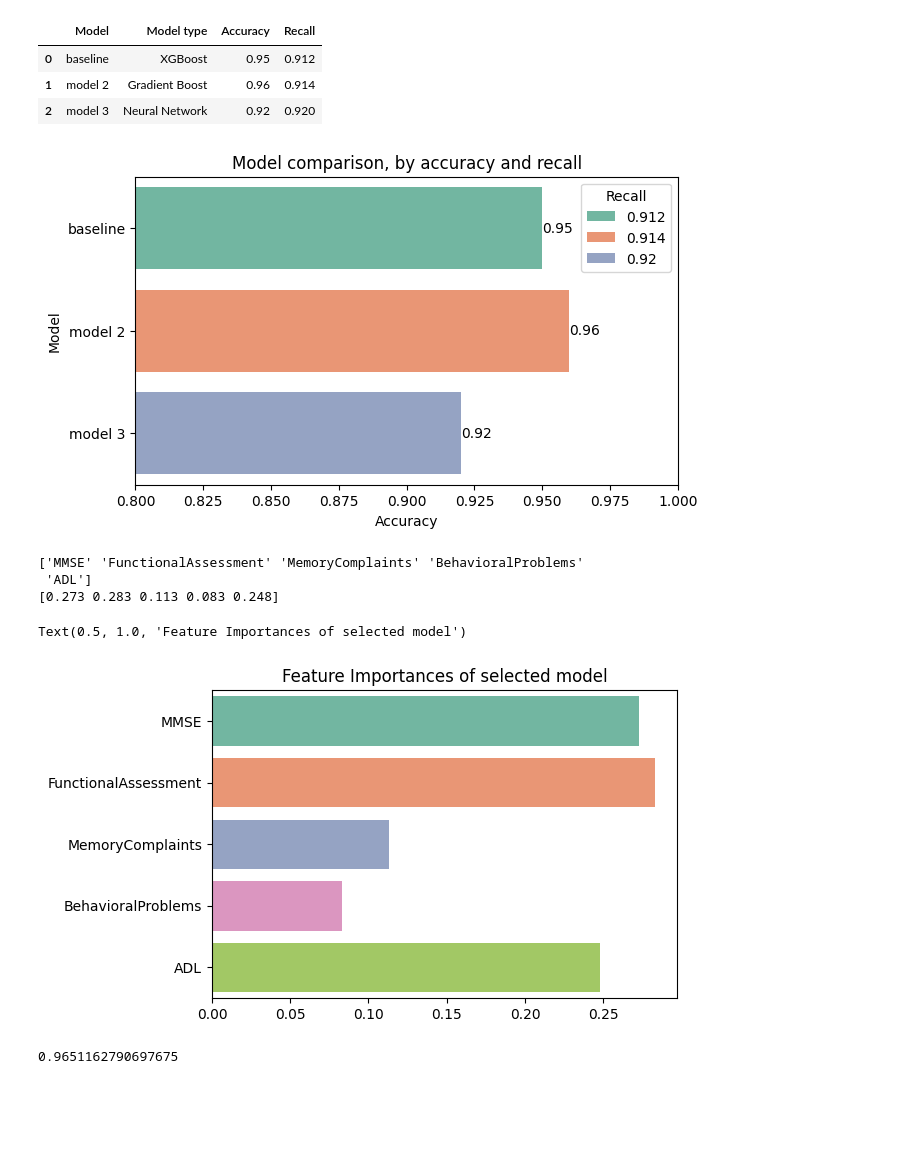
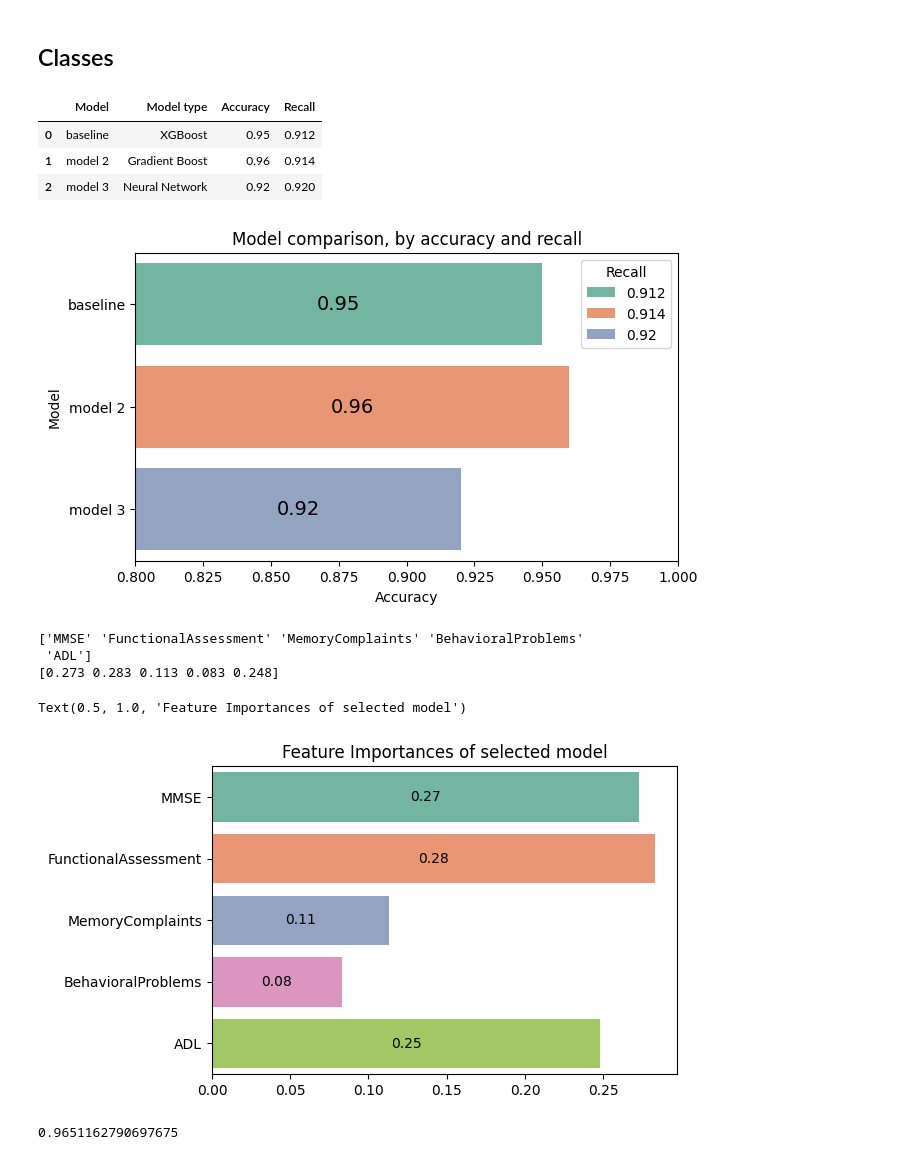
Before and after one commit to RauGarGom/ml_alzheimer_class, a Jupyter notebook: notebooks/charts.ipynb, the cells around one changed output. Saved outputs shown, nothing was run; the diff lists cells and outputs as text; code cells hidden in the pictures; blank space fills up the shorter version.

```diff
--- a/notebooks/charts.ipynb
+++ b/notebooks/charts.ipynb
@@ -22,6 +22,8 @@ from sklearn.preprocessing import LabelEncoder
 sys.path.append(os.path.relpath('../src'))
 import utils as ut
 import math
+# %% [markdown]
+## Classes
 # %%
 metr_class_dict = {'Model':['baseline','model 2','model 3'],
                    'Model type':['XGBoost','Gradient Boost','Neural Network'],
@@ -36,13 +38,14 @@ class_df
 # %%
 plt.figure(figsize=[7,4])
 barplot = sns.barplot(data=class_df,x='Accuracy',y='Model',hue='Recall',palette='Set2')
 plt.xlim([0.8,1])
 for container in barplot.containers:
-    barplot.bar_label(container, fmt='%.2f')
+    barplot.bar_label(container, fmt='%.2f',label_type='center',
+        padding=0,fontsize=14)
 plt.title('Model comparison, by accuracy and recall')
 plt.show()
 # %% [output]
-[figure, old version]
+[figure, new version]
 # %%
 model_2= pickle.load(open("../models/class/model_2.pkl",'rb'))
 # %%
@@ -57,10 +60,13 @@ print(class_feats)
 # %%
 plt.figure(figsize=[6,4])
 barplot_2 = sns.barplot(x=class_feats,y=class_featnames,hue=class_featnames,palette='Set2')
+for container in barplot_2.containers:
+    barplot_2.bar_label(container, fmt='%.2f',label_type='center',
+        padding=0,fontsize=10)
 plt.title('Feature Importances of selected model')
 # %% [output]
 Text(0.5, 1.0, 'Feature Importances of selected model')
-[figure, old version]
+[figure, new version]
 # %%
 alz = pd.read_csv('../data/class/raw/alzheimers_disease_data.csv',index_col='PatientID')
 alz_2b = alz[['MMSE','FunctionalAssessment','MemoryComplaints','BehavioralProblems','ADL','Diagnosis']] #,'mix'
```
Also changed, not shown: parts of 18 cells of this notebook, 22 other files.
